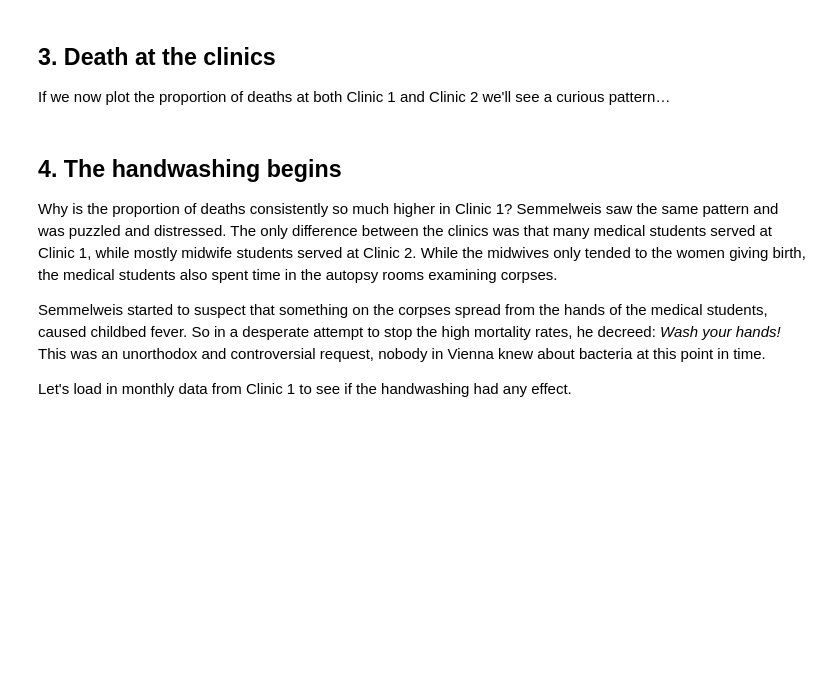
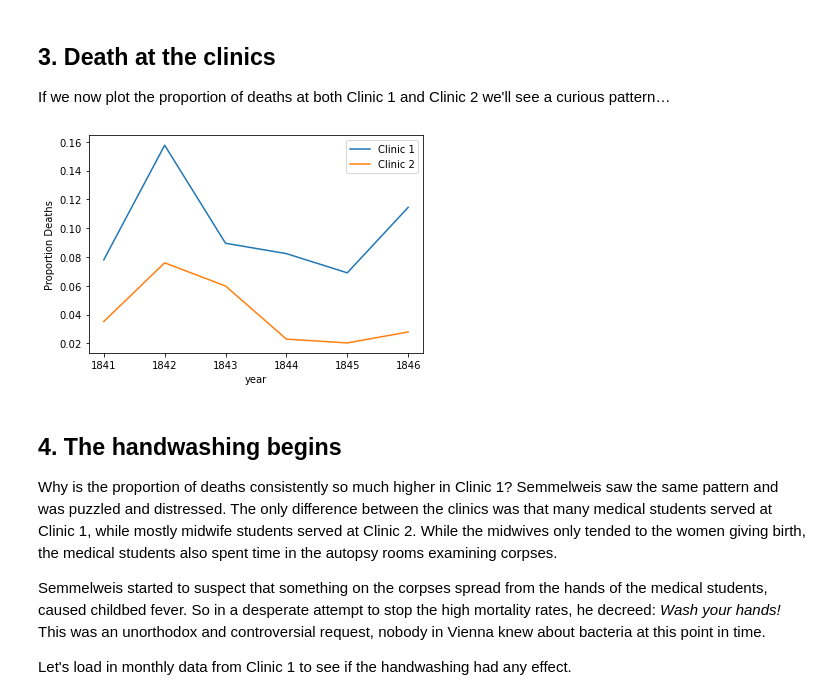
Before and after one commit to dawsonc96/Handwashing-Experiment, a Jupyter notebook: notebook.ipynb, the cells around one changed output. Saved outputs shown, nothing was run; the diff lists cells and outputs as text; code cells hidden in the pictures; blank space fills up the shorter version.

```diff
--- a/notebook.ipynb
+++ b/notebook.ipynb
@@ -39,11 +51,11 @@ def test_yearly_correctly_loaded():
 <p>We see this more clearly if we look at the <em>proportion of deaths</em> out of the number of women giving birth. Let's zoom in on the proportion of deaths at Clinic 1.</p>
 # %%
 # Calculate proportion of deaths per no. births
-# ... YOUR CODE FOR TASK 2 ...
+yearly['proportion_deaths'] = yearly['deaths'] / yearly['births']
 
 # Extract Clinic 1 data into clinic_1 and Clinic 2 data into clinic_2
-clinic_1 = ...
-clinic_2 = ...
+clinic_1 = yearly[yearly['clinic'] == 'clinic 1']
+clinic_2 = yearly[yearly['clinic'] == 'clinic 2']
 
 # Print out clinic_1
-# ... YOUR CODE FOR TASK 2 ...
+print(clinic_1)
@@ -71,9 +89,18 @@ def test_yearly2_correct_shape():
 # %%
 # This makes plots appear in the notebook
 %matplotlib inline
+import matplotlib.pyplot as plt
 
 # Plot yearly proportion of deaths at the two clinics
-# ... YOUR CODE FOR TASK 3 ...
+ax = clinic_1.plot(x = "year",
+                   y = "proportion_deaths",
+                  label = "Clinic 1")
+clinic_2.plot(x = "year",
+                    y = "proportion_deaths",
+                    label = "Clinic 2", ax = ax, ylabel = "Proportion Deaths")
+plt.show()
+# %% [output]
+[figure, added]
 # %%
 %%nose
 
```
Also changed, not shown: parts of 4 cells of this notebook.
